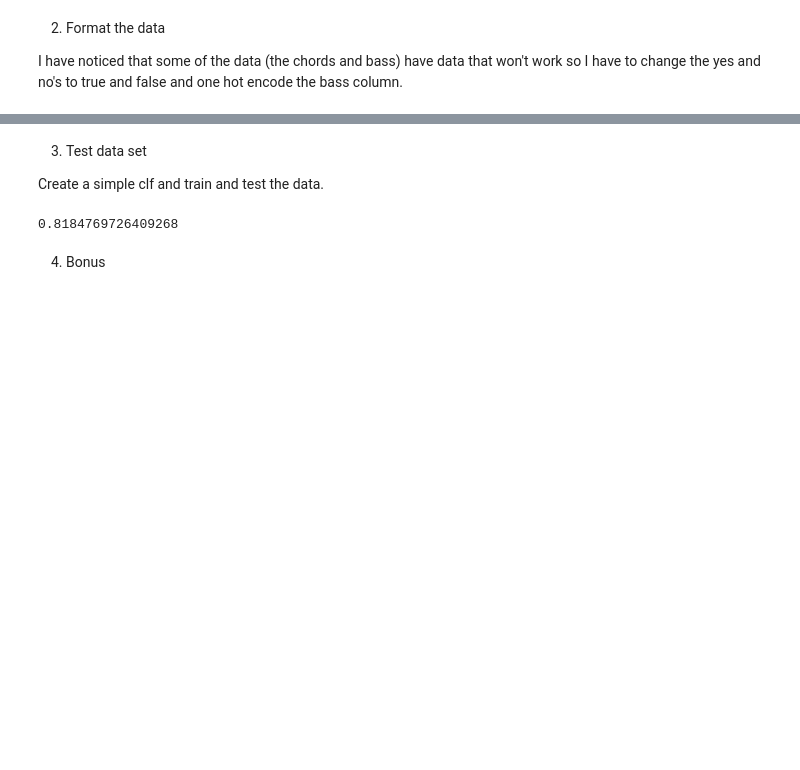
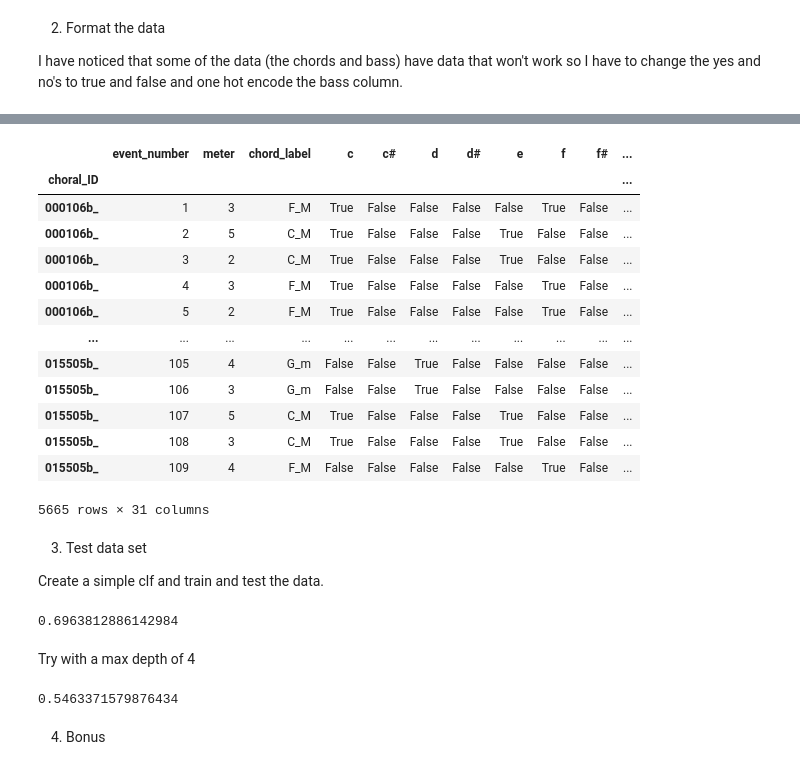
Before and after one commit to TavionK/CPSC-419, a Jupyter notebook: projects/Bach/Bach.ipynb, the cells around one changed output, grey strips where cells are left out. Drawn from its saved outputs; the diff is of its cells as text; code cells hidden in the pictures; blank space fills up the shorter version.

```diff
--- a/projects/Bach/Bach.ipynb
+++ b/projects/Bach/Bach.ipynb
@@ -85,19 +100,48 @@ bach
+# %%
+bach.set_index('choral_ID', inplace=True)
+
+bach
+# %% [output]
+|  | event_number | meter | chord_label | c | c# | d | d# | e | f | f# | ... |
+| choral_ID |  |  |  |  |  |  |  |  |  |  | ... |
+| 000106b_ | 1 | 3 | F_M | True | False | False | False | False | True | False | ... |
+| 000106b_ | 2 | 5 | C_M | True | False | False | False | True | False | False | ... |
+| 000106b_ | 3 | 2 | C_M | True | False | False | False | True | False | False | ... |
+| 000106b_ | 4 | 3 | F_M | True | False | False | False | False | True | False | ... |
+| 000106b_ | 5 | 2 | F_M | True | False | False | False | False | True | False | ... |
+| ... | ... | ... | ... | ... | ... | ... | ... | ... | ... | ... | ... |
+| 015505b_ | 105 | 4 | G_m | False | False | True | False | False | False | False | ... |
+| 015505b_ | 106 | 3 | G_m | False | False | True | False | False | False | False | ... |
+| 015505b_ | 107 | 5 | C_M | True | False | False | False | True | False | False | ... |
+| 015505b_ | 108 | 3 | C_M | True | False | False | False | True | False | False | ... |
+| 015505b_ | 109 | 4 | F_M | False | False | False | False | False | True | False | ... |
+5665 rows × 31 columns
 # %% [markdown]
 3) Test data set
 
 Create a simple clf and train and test the data.
 # %%
-clf = tree.DecisionTreeClassifier(criterion='entropy')
 bach_train, bach_test = train_test_split(bach, test_size= 0.2)
 bach_train_features = bach_train.drop('chord_label', axis=1)
 bach_train_labels = bach_train['chord_label']
+
+clf = tree.DecisionTreeClassifier(criterion='entropy')
 clf.fit(bach_train_features, bach_train_labels)
 bach_test_features = bach_test.drop('chord_label', axis=1)
 bach_test_labels = bach_test['chord_label']
 predictions = clf.predict(bach_test_features)
 accuracy_score(bach_test_labels,predictions)
 # %% [output]
-0.8184769726409268
+0.6963812886142984
+# %% [markdown]
+Try with a max depth of 4
+# %%
+clf4 = tree.DecisionTreeClassifier(criterion='entropy', max_depth=4)
+clf4.fit(bach_train_features, bach_train_labels)
+predictions = clf4.predict(bach_test_features)
+accuracy_score(bach_test_labels, predictions)
+# %% [output]
+0.5463371579876434
 # %% [markdown]
 4) Bonus
 # %%
```
Also changed, not shown: parts of 9 cells of this notebook.
